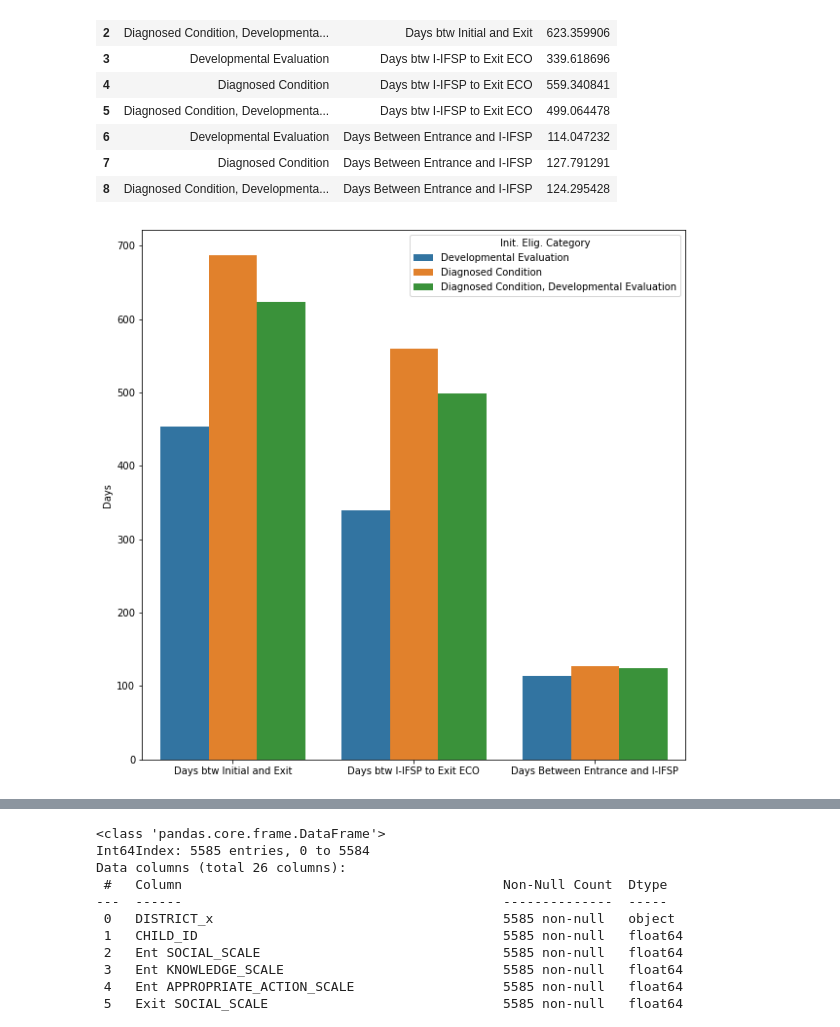
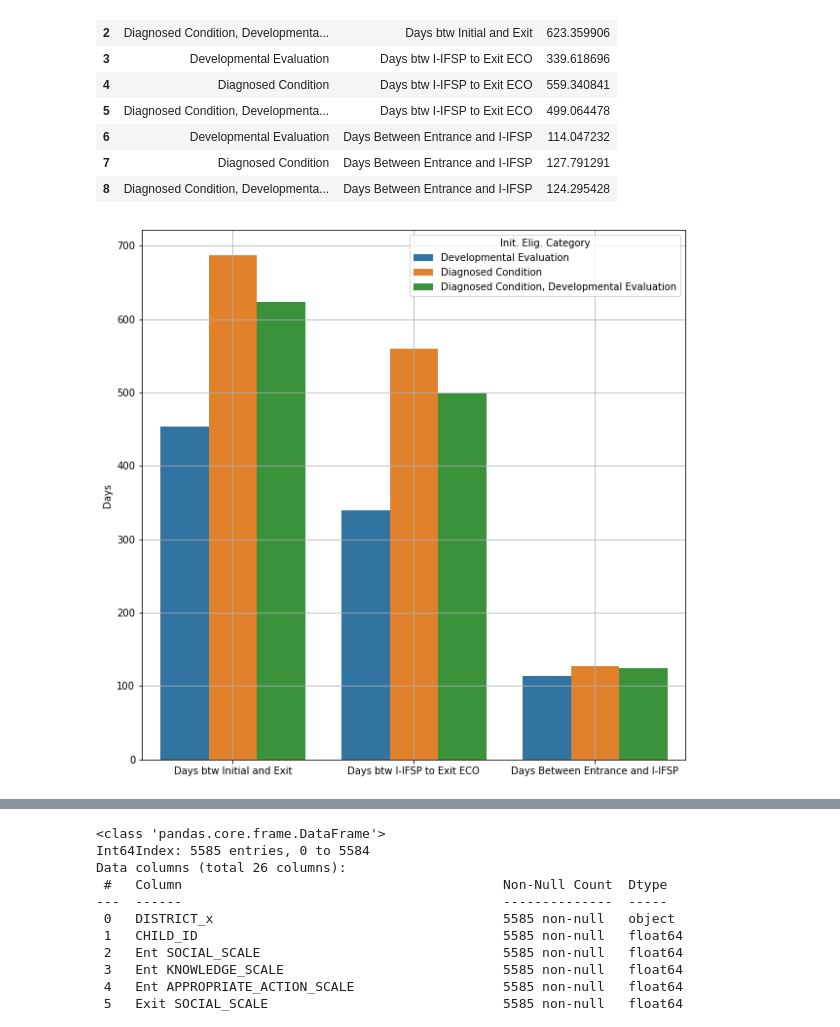
Before and after one commit to NSS-Data-Analytics-Cohort-7/didd-newbalancesonthebloc, a Jupyter notebook: Notebook/DIDD_partner_project.ipynb, the cells around one changed output, grey strips where cells are left out. Saved outputs shown, nothing was run; the diff lists cells and outputs as text; code cells hidden in the pictures.

Commit message:
more charts

```diff
--- a/Notebook/DIDD_partner_project.ipynb
+++ b/Notebook/DIDD_partner_project.ipynb
@@ -448,9 +448,10 @@ avg_tidy
 # %%
 fig, ax = plt.subplots(figsize=(10,10))
 ax = sns.barplot(x='Days Between', y='value', hue='Init. Elig. Category', data=avg_tidy)
-ax.set(xlabel = '',ylabel = 'Days');
+ax.set(xlabel = '',ylabel = 'Days')
+plt.grid();
 # %% [output]
-[figure, old version]
+[figure, new version]
 # %%
 new_df = pd.merge(eco, elig, how='outer', on='CHILD_ID')
 new_df.head()
```
Also changed, not shown: parts of 20 cells of this notebook.
